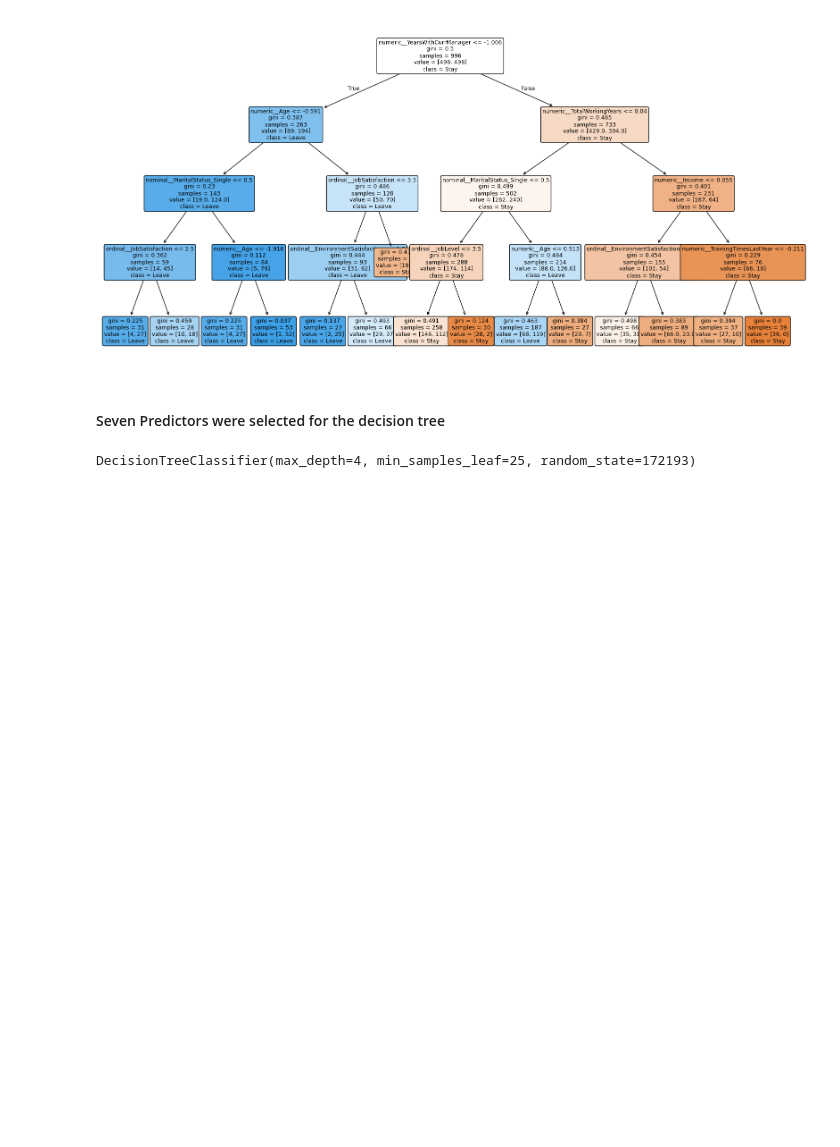
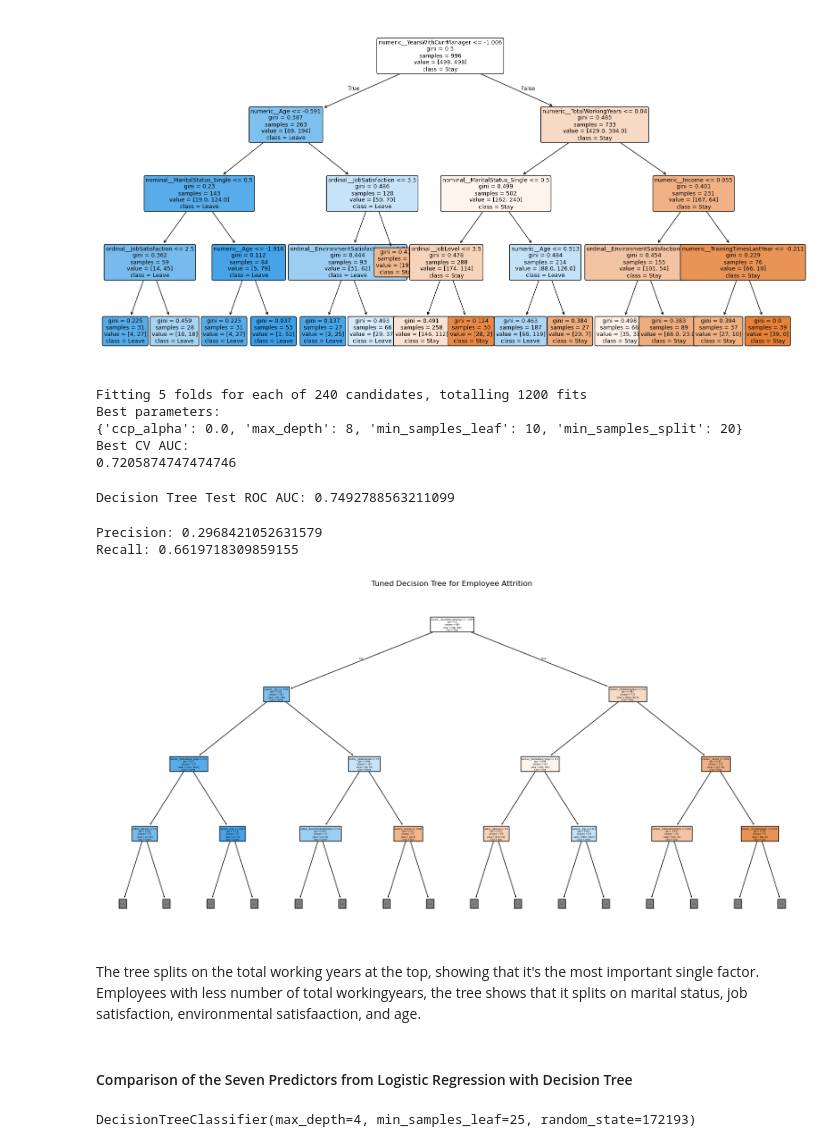
Before and after one commit to jtmcginley123/machinelearningii, a Jupyter notebook: Ti/decision_tree.ipynb, the cells around one changed output. Drawn from its saved outputs; the diff is of its cells as text; code cells hidden in the pictures; blank space fills up the shorter version.

Commit message:
Update decision tree with GridSearchCV tuning and interpretation

```diff
--- a/Ti/decision_tree.ipynb
+++ b/Ti/decision_tree.ipynb
@@ -337,0 +347,31 @@ plt.show()
+# %%
+# Setup for GridSearchCV
+
+grid_dt = GridSearchCV(
+    estimator=dt,
+    param_grid=param_grid,
+    scoring="roc_auc",
+    cv=5,
+    n_jobs=-1,
+    verbose=1
+)
+
+#Fit grid search
+grid_dt.fit(
+    X_train_processed_balanced_df,
+    y_train_balanced_df.values.ravel()
+)
+
+best_dt = grid_dt.best_estimator_
+
+print("Best parameters:")
+print(grid_dt.best_params_)
+
+print("Best CV AUC:")
+print(grid_dt.best_score_)
+# %% [output]
+Fitting 5 folds for each of 240 candidates, totalling 1200 fits
+Best parameters:
+{'ccp_alpha': 0.0, 'max_depth': 8, 'min_samples_leaf': 10, 'min_samples_split': 20}
+Best CV AUC:
+0.7205874747474746
@@ -338,5 +382,47 @@ plt.show()
+# %%
+# Test ROC AUC
+
+test_auc_dt = roc_auc_score(y_test, y_test_prob_dt)
+print("Decision Tree Test ROC AUC:", test_auc_dt)
+# %% [output]
+Decision Tree Test ROC AUC: 0.7492788563211099
+# %%
+# Precision and recall
+
+from sklearn.metrics import precision_score, recall_score
+
+y_test_pred_dt = (y_test_prob_dt >= 0.5).astype(int)
+
+precision_dt = precision_score(y_test, y_test_pred_dt)
+recall_dt = recall_score(y_test, y_test_pred_dt)
+
+print("Precision:", precision_dt)
+print("Recall:", recall_dt)
+# %% [output]
+Precision: 0.2968421052631579
+Recall: 0.6619718309859155
+# %%
+# Generate decision tree
+
+from sklearn.tree import plot_tree
+import matplotlib.pyplot as plt
+
+plt.figure(figsize=(20,10))
+plot_tree(
+    best_dt,
+    feature_names=X_train_processed_balanced_df.columns,
+    class_names=["Stay", "Leave"],
+    filled=True,
+    max_depth=3  # for readability
+)
+plt.title("Tuned Decision Tree for Employee Attrition")
+plt.show()
+# %% [output]
+[figure, added]
+# %% [markdown]
+The tree splits on the total working years at the top, showing that it's the most important single factor. Employees with less number of total workingyears, the tree shows that it splits on marital status, job satisfaction, environmental satisfaaction, and age.
 # %% [markdown]
-#### Seven Predictors were selected for the decision tree
+#### Comparison of the Seven Predictors from Logistic Regression with Decision Tree
 # %%
 selected_cols = [
     'NumCompaniesWorked',
```
Also changed, not shown: parts of 3 cells of this notebook.
